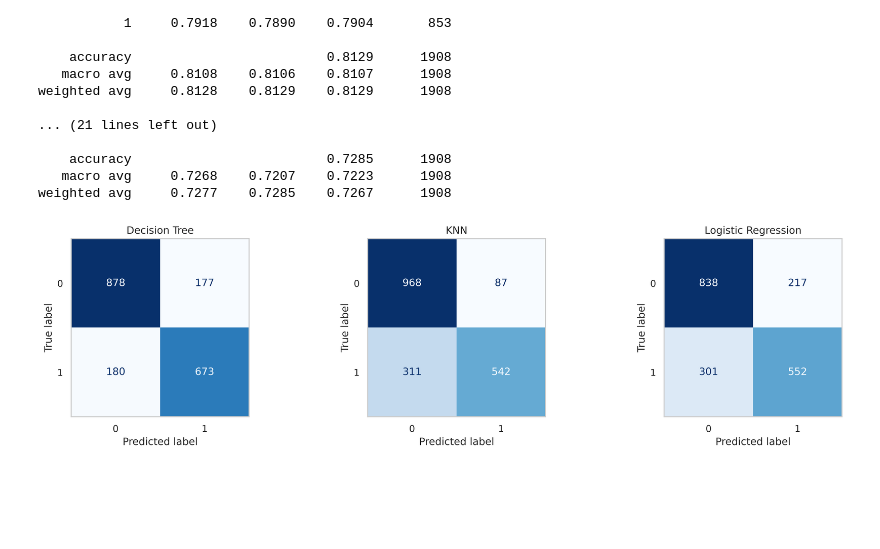
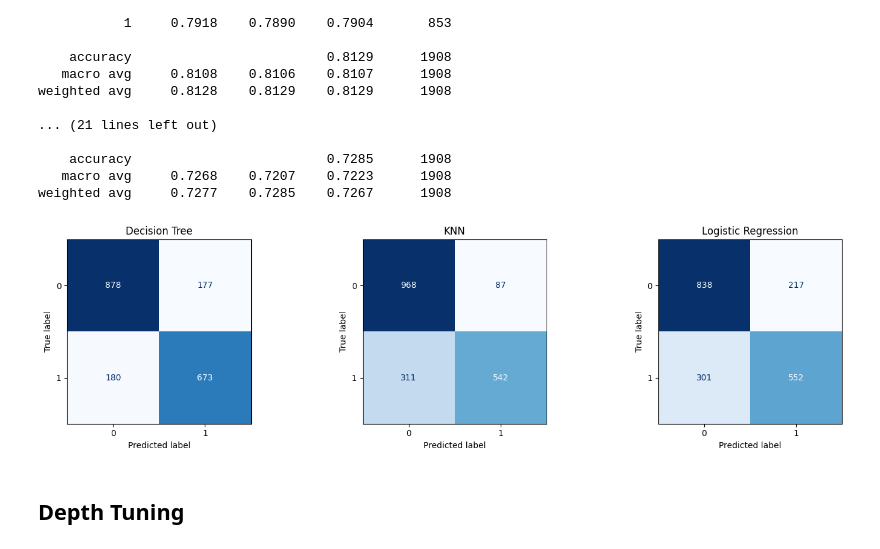
Before and after one commit to mdmohsin212/skill-morph-hw, a Jupyter notebook: Assignment_6.ipynb, the cells around one changed output. Drawn from its saved outputs; the diff is of its cells as text; code cells hidden in the pictures; blank space fills up the shorter version.

```diff
--- a/Assignment_6.ipynb
+++ b/Assignment_6.ipynb
@@ -15,7 +15,3 @@ from sklearn.neighbors import KNeighborsClassifier
 from sklearn.tree import DecisionTreeClassifier
 from sklearn.linear_model import LogisticRegression
 from sklearn.metrics import classification_report, accuracy_score, f1_score, precision_score, confusion_matrix, ConfusionMatrixDisplay, recall_score
-# %%
-sns.set_theme(style="whitegrid", context="notebook")
-plt.rcParams["figure.figsize"] = (7, 4)
-plt.rcParams["figure.dpi"] = 600
@@ -193,15 +208,17 @@ weighted avg     0.7277    0.7285    0.7267      1908
 # %%
 fig, axes = plt.subplots(1, len(predictions), figsize=(5 * len(predictions), 4))
 
 for ax, (name, y_pred) in zip(axes, predictions.items()):
     cm = confusion_matrix(y_test, y_pred)
-    disp = ConfusionMatrixDisplay(confusion_matrix=cm)
+
+    disp = ConfusionMatrixDisplay(confusion_matrix=cm).plot(cmap="Blues", ax=ax, colorbar=False)
 
     ax.grid(False)
-    disp.plot(cmap="Blues", ax=ax, colorbar=False)
     ax.set_title(f"{name}")
 
 plt.tight_layout()
 plt.show()
 # %% [output]
-[figure, old version]
+[figure, new version]
+# %% [markdown]
+## Depth Tuning
```
Also changed, not shown: parts of 17 cells of this notebook.
